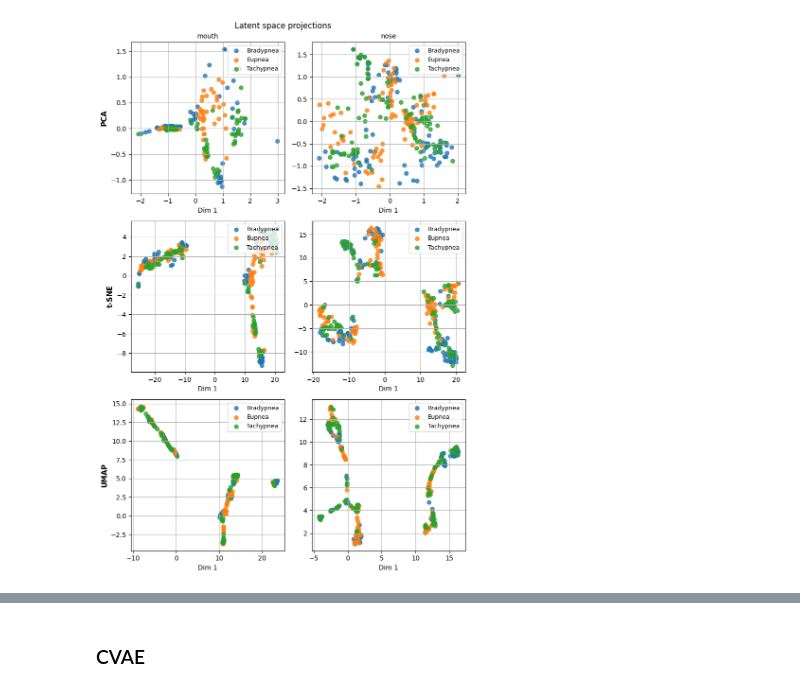
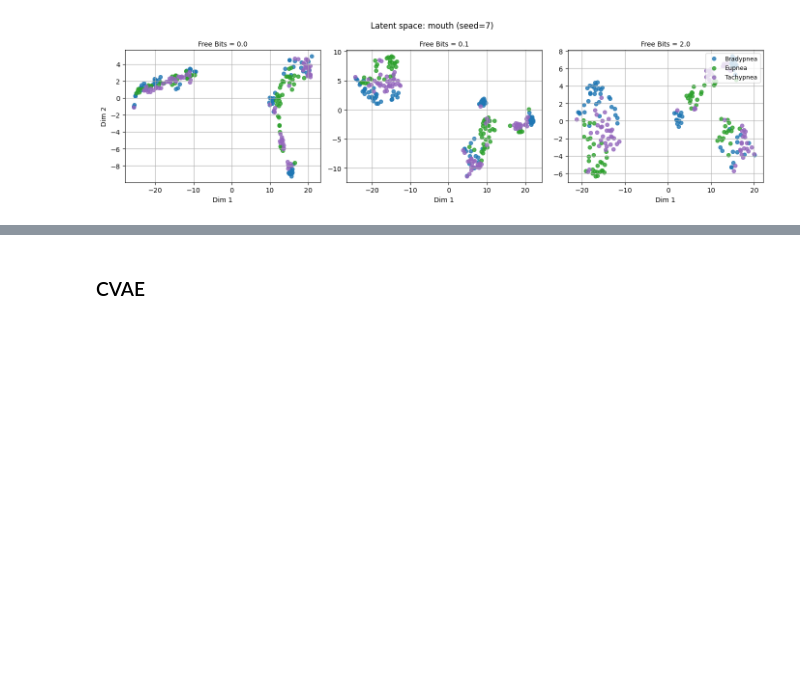
Before and after one commit to leon-rny/neural-network-breath-modeling, a Jupyter notebook: tstr.ipynb, the cells around one changed output, grey strips where cells are left out. Cells and saved outputs as stored; diff of their text form; code cells hidden in the pictures; blank space fills up the shorter version.

```diff
--- a/tstr.ipynb
+++ b/tstr.ipynb
@@ -227 +123,18 @@ for seed in SEEDS:
+# %%
+rows = []
+for free_bit in FREE_BITS:
+    for region in REGIONS:
+        accs = []
+        for seed in SEEDS:
+            path = f'results/experiments/vae/{region}_s{seed}_fb{free_bit}_tstr.json'
+            with open(path) as f:
+                accs.append(json.load(f)['metrics']['accuracy'])
+        rows.append({'free_bits': free_bit,
+                     'region': region,
+                     'mean': round(np.mean(accs), 4),
+                     'std': round(np.std(accs),  4),
+                     'formatted': f"{np.mean(accs):.4f} ± {np.std(accs):.4f}"})
+
+df_acc = pd.DataFrame(rows)
+print(df_acc[['free_bits', 'region', 'formatted']].to_string(index=False))
 # %%
@@ -385,44 +230,34 @@ for seed in SEEDS:
 # %%
-for seed in SEEDS:
-    fig, axes = plt.subplots(3, 2, figsize=(8, 12))
-    plt.suptitle('Latent space projections')
+seed = SEEDS[0]
+fig, axes = plt.subplots(1, 3, figsize=(14, 4))
+fig.suptitle(f'Latent space: mouth (seed={seed})')
 
-    methods = [
-        ('PCA',   lambda z: PCA(n_components=2).fit_transform(z)),
-        ('t-SNE', lambda z: TSNE(n_components=2, random_state=42).fit_transform(z)),
-        ('UMAP',  lambda z: umap.UMAP(n_components=2, random_state=42, n_jobs=1).fit_transform(z)),
-    ]
-
-    for col, region in enumerate(REGIONS):
-        train_ds = datasets[seed][region]['train']
-        model = models[seed][region]
-        model.eval()
-
-        mus, labels = [], []
-        with torch.no_grad():
-            for i in range(len(train_ds)):
-                signal, _, label = train_ds[i]
-                mu, _ = model.encoder(signal.unsqueeze(0).to(device))
-                mus.append(mu.squeeze(0).cpu().numpy())
-                labels.append(label)
-        mus    = np.stack(mus)
-        labels = np.array(labels)
-
-        for row, (method_name, project) in enumerate(methods):
-            z2d = project(mus)
-            ax  = axes[row, col]
-            for i, cls in enumerate(CLASSES):
-                mask = labels == i
-                ax.scatter(z2d[mask, 0], z2d[mask, 1], label=cls.capitalize(), alpha=0.8)
-            if row == 0:
-                ax.set_title(region)
-            if col == 0:
-                ax.set_ylabel(method_name, fontsize=11, fontweight='bold')
-            ax.set_xlabel('Dim 1')
-            ax.legend(loc='upper right')
-            ax.grid()
-
-    plt.tight_layout()
-    plt.show()
+for col, free_bit in enumerate(FREE_BITS):
+    ax = axes[col]
+    train_ds = datasets[seed]['mouth']['train']
+    model = models[seed]['mouth'][free_bit]
+    model.eval()
+    mus, labels = [], []
+    with torch.no_grad():
+        for i in range(len(train_ds)):
+            signal, _, label = train_ds[i]
+            mu, _ = model.encoder(signal.unsqueeze(0).to(device))
+            mus.append(mu.squeeze(0).cpu().numpy())
+            labels.append(label)
+    mus    = np.stack(mus)
+    labels = np.array(labels)
+    z2d = TSNE(n_components=2, random_state=seed).fit_transform(mus)
+    for i, cls in enumerate(CLASSES):
+        mask = labels == i
+        points = z2d[mask]
+        ax.scatter(points[:, 0], points[:, 1], label=cls.capitalize(), alpha=0.8, color=CLASS_COLORS[cls], s=30)
+    ax.set_title(f'Free Bits = {free_bit}')
+    ax.set_xlabel('Dim 1')
+    if col == 0:
+        ax.set_ylabel('Dim 2')
+    ax.legend(loc='upper right') if col == 2 else None
+    ax.grid()
+plt.tight_layout()
+plt.show()
 # %% [output]
-[figure, old version]
+[figure, new version]
```
Also changed, not shown: parts of 29 cells of this notebook.
